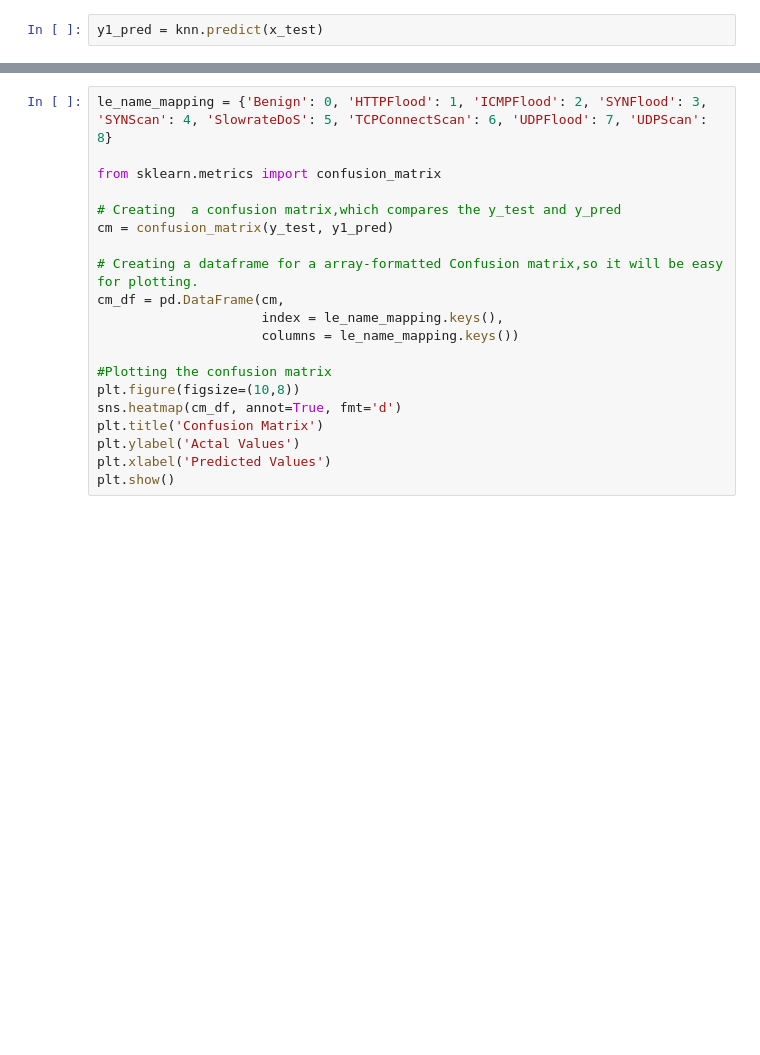
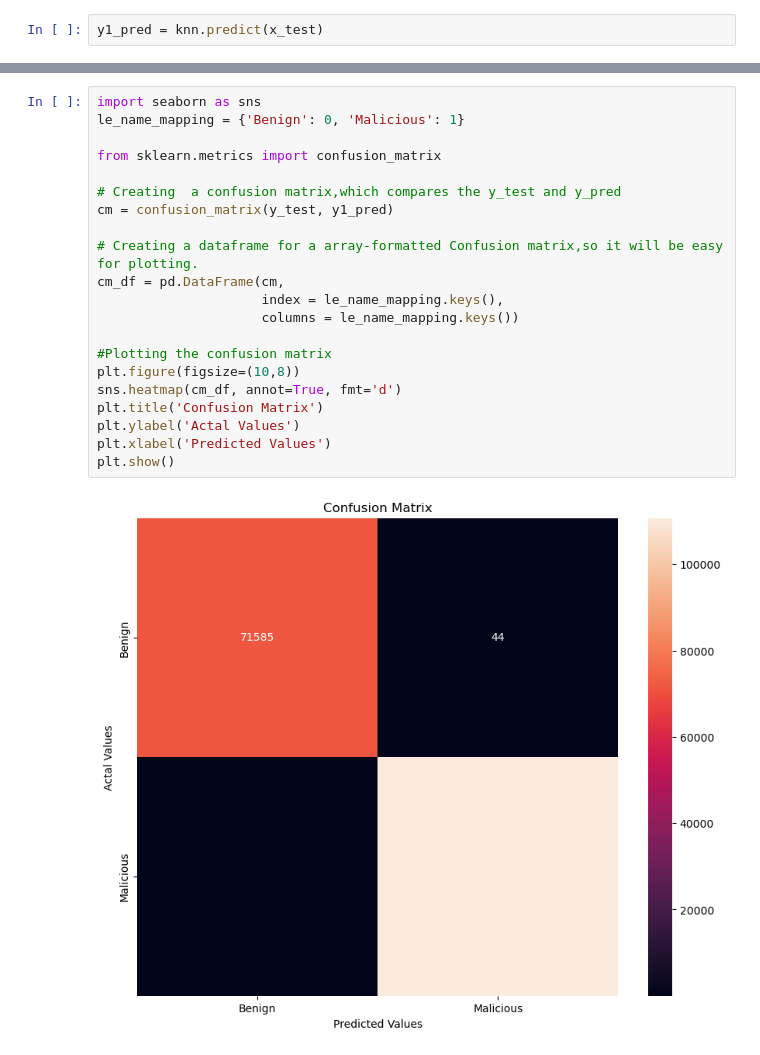
Before and after one commit to vigneshramesh1/network-intrusion-detection, a Jupyter notebook: Models/KNN Based Models/KNNWithKFoldBinary.ipynb, the cells around one changed output, grey strips where cells are left out. Cells and saved outputs as stored; diff of their text form; blank space fills up the shorter version.

```diff
--- a/Models/KNN Based Models/KNNWithKFoldBinary.ipynb
+++ b/Models/KNN Based Models/KNNWithKFoldBinary.ipynb
@@ -110,23 +152,26 @@ print(conf_matrix)
 # %%
-le_name_mapping = {'Benign': 0, 'HTTPFlood': 1, 'ICMPFlood': 2, 'SYNFlood': 3, 'SYNScan': 4, 'SlowrateDoS': 5, 'TCPConnectScan': 6, 'UDPFlood': 7, 'UDPScan': 8}
+import seaborn as sns
+le_name_mapping = {'Benign': 0, 'Malicious': 1}
 
 from sklearn.metrics import confusion_matrix
 
 # Creating  a confusion matrix,which compares the y_test and y_pred
 cm = confusion_matrix(y_test, y1_pred)
 
 # Creating a dataframe for a array-formatted Confusion matrix,so it will be easy for plotting.
 cm_df = pd.DataFrame(cm,
                      index = le_name_mapping.keys(),
                      columns = le_name_mapping.keys())
 
 #Plotting the confusion matrix
 plt.figure(figsize=(10,8))
 sns.heatmap(cm_df, annot=True, fmt='d')
 plt.title('Confusion Matrix')
 plt.ylabel('Actal Values')
 plt.xlabel('Predicted Values')
 plt.show()
+# %% [output]
+[figure, added]
 # %%
 from sklearn.metrics import precision_score
 
```
Also changed, not shown: parts of 12 cells of this notebook, 1 other file.
